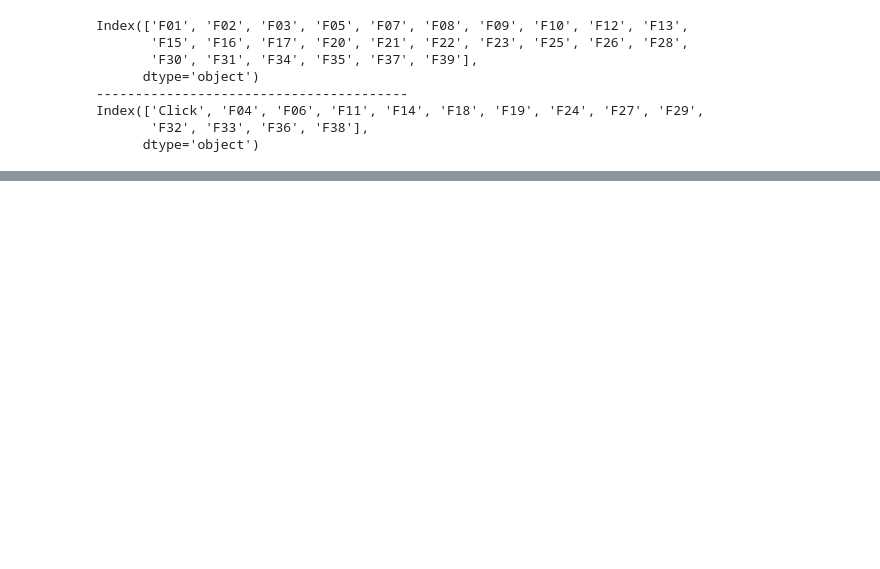
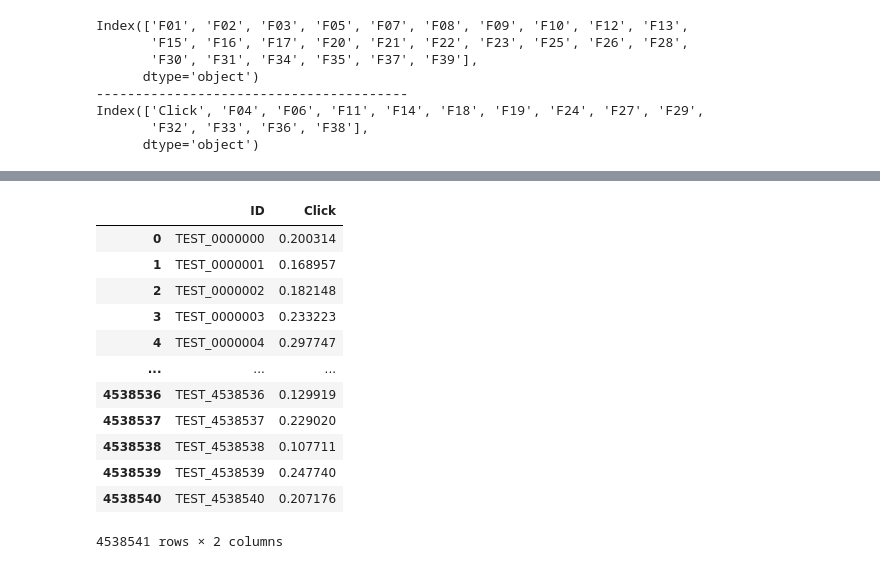
Before and after one commit to JHyuk2/TIL, a Jupyter notebook: Projects/웹 광고 클릭률 예측 AI 경진대회(Dacon)/baseline.ipynb, the cells around one changed output, grey strips where cells are left out. Cells and saved outputs as stored; diff of their text form; code cells hidden in the pictures; blank space fills up the shorter version.

```diff
--- a/Projects/웹 광고 클릭률 예측 AI 경진대회(Dacon)/baseline.ipynb
+++ b/Projects/웹 광고 클릭률 예측 AI 경진대회(Dacon)/baseline.ipynb
@@ -156,0 +323,26 @@ train_numeric_col.describe()
+# %%
+## sample로 사용할 거라면, 앞으로는 꼭 함수화하자.
+# preprocess
+
+def load_data(path):
+    df = pd.read_csv(path)
+
+    df.drop('ID', axis=1, inplace=True)
+    obj_cols_df = df.select_dtypes(include='object')
+    num_cols_df = df.select_dtypes(exclude='object')
+
+    # fill missing values
+    num_cols_df.fillna(0, inplace=True)
+    obj_cols_df.fillna('NAN', inplace=True)
+
+    # replace origin to cleansed column
+    num_cols = num_cols_df.columns
+    obj_cols = obj_cols_df.columns
+    df[num_cols] = num_cols_df[num_cols].astype('int64')
+    df[obj_cols] = obj_cols_df[obj_cols].astype('category')
+
+    return df
+# %%
+test_df = load_data("./datasets/test.csv")
+# %%
+pred = model.predict_proba(test_df)
@@ -156,0 +366,17 @@ train_numeric_col.describe()
+# %%
+sample_submission['Click'] = pred[:,1]
+sample_submission
+# %% [output]
+|  | ID | Click |
+| 0 | TEST_0000000 | 0.200314 |
+| 1 | TEST_0000001 | 0.168957 |
+| 2 | TEST_0000002 | 0.182148 |
+| 3 | TEST_0000003 | 0.233223 |
+| 4 | TEST_0000004 | 0.297747 |
+| ... | ... | ... |
+| 4538536 | TEST_4538536 | 0.129919 |
+| 4538537 | TEST_4538537 | 0.229020 |
+| 4538538 | TEST_4538538 | 0.107711 |
+| 4538539 | TEST_4538539 | 0.247740 |
+| 4538540 | TEST_4538540 | 0.207176 |
+4538541 rows × 2 columns
```
Also changed, not shown: parts of 20 cells of this notebook, 1 other file.
